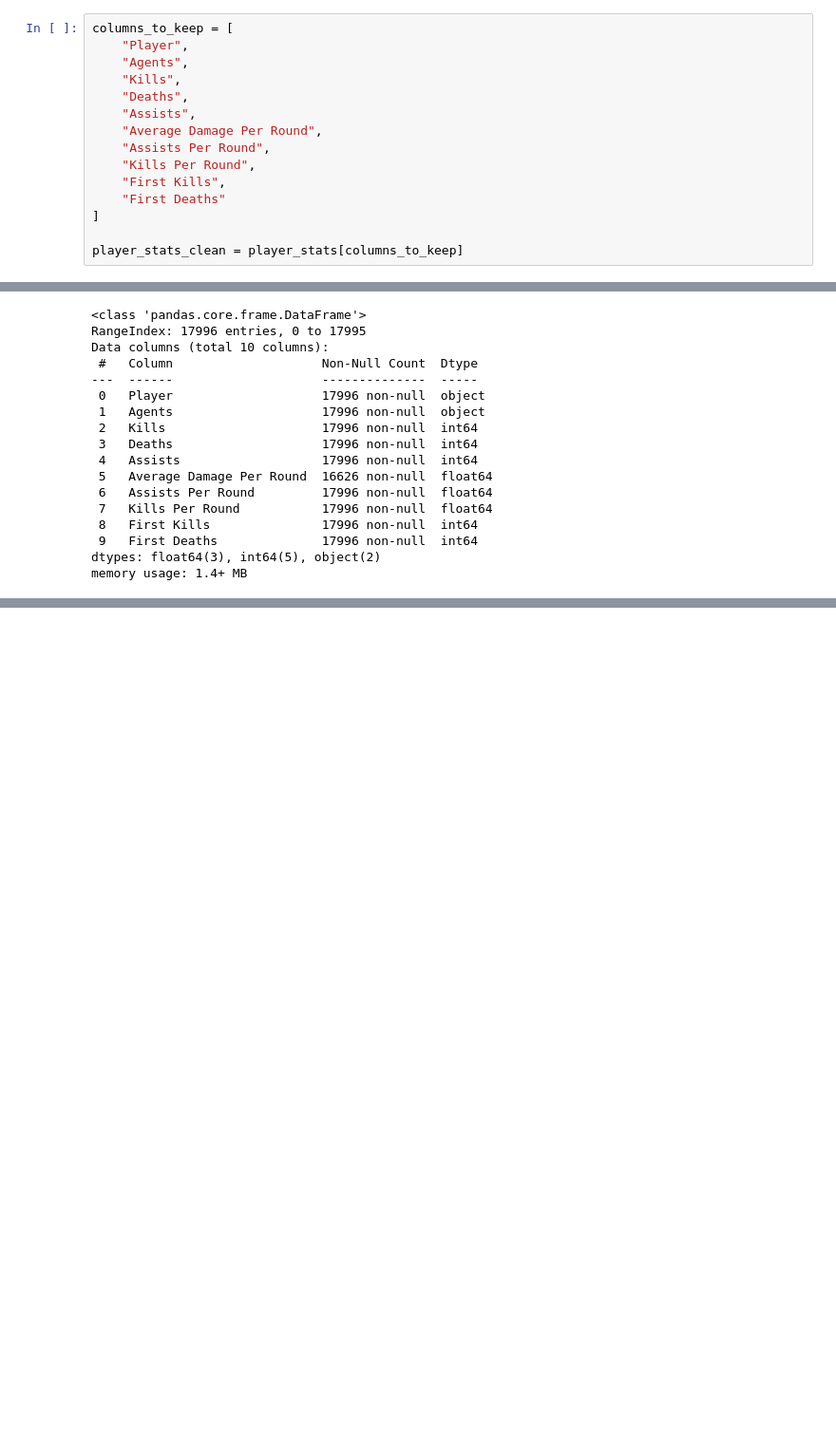
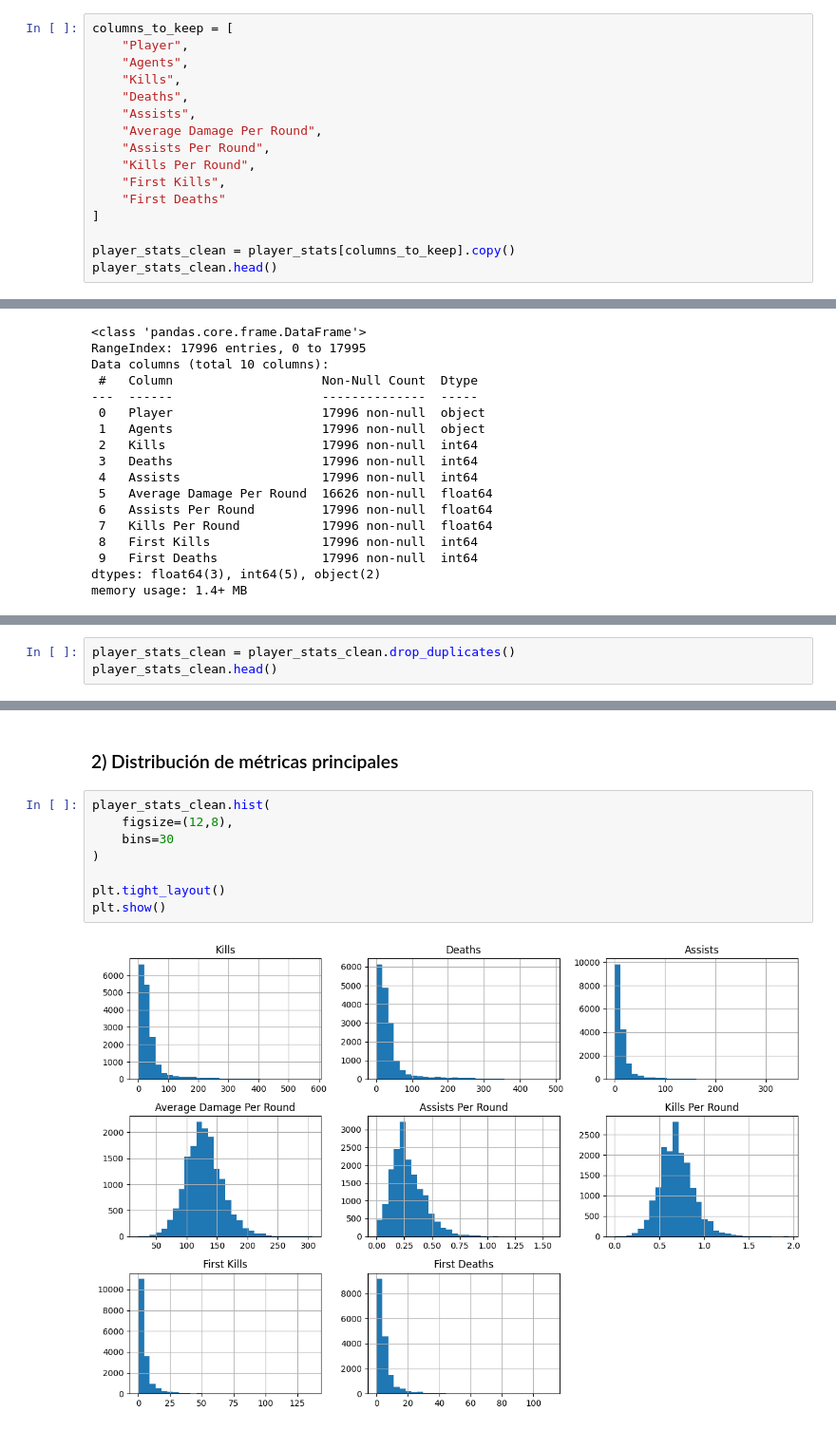
Before and after one commit to Nicocm30/DISIAG4_Proyecto-, a Jupyter notebook: Documentacion/Notebook/VPER_Hito2.ipynb, the cells around one changed output, grey strips where cells are left out. Shown at 95% size. Saved outputs shown, nothing was run; the diff lists cells and outputs as text; blank space fills up the shorter version.

Commit message:
Data analitics and average per player/agent

```diff
--- a/Documentacion/Notebook/VPER_Hito2.ipynb
+++ b/Documentacion/Notebook/VPER_Hito2.ipynb
@@ -179,4 +173,5 @@ columns_to_keep = [
     "First Deaths"
 ]
 
-player_stats_clean = player_stats[columns_to_keep]
+player_stats_clean = player_stats[columns_to_keep].copy()
+player_stats_clean.head()
@@ -217,0 +234,3 @@ player_stats_clean.to_csv("dataset_clean_vct.csv", index=False)
+# %%
+player_stats_clean = player_stats_clean.drop_duplicates()
+player_stats_clean.head()
@@ -217,0 +268,12 @@ player_stats_clean.to_csv("dataset_clean_vct.csv", index=False)
+# %% [markdown]
+### 2) Distribución de métricas principales
+# %%
+player_stats_clean.hist(
+    figsize=(12,8),
+    bins=30
+)
+
+plt.tight_layout()
+plt.show()
+# %% [output]
+[figure, added]
```
Also changed, not shown: parts of 44 cells of this notebook, 6 other files.
